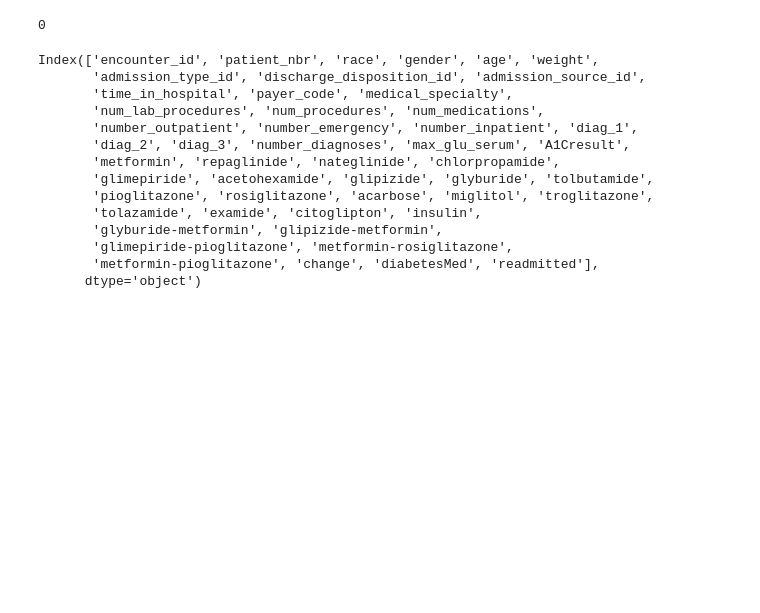
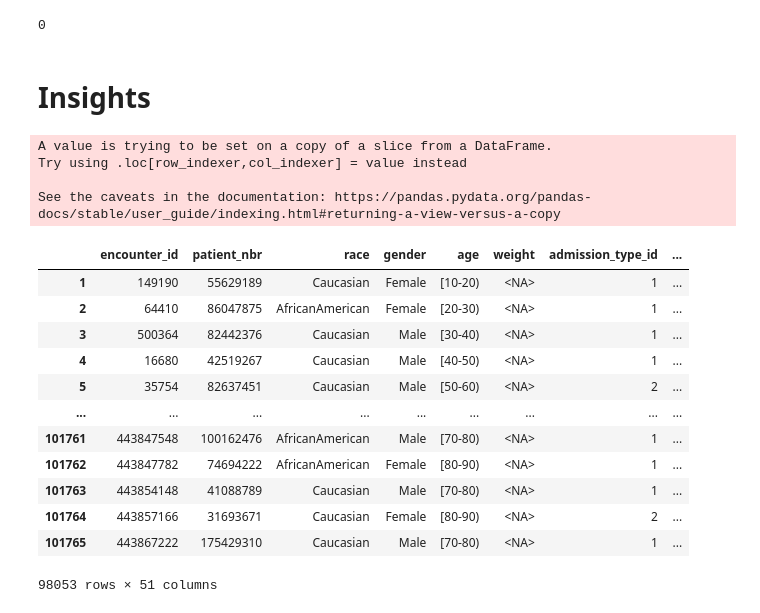
Before and after one commit to Xaviera8/HHA-550-Diabates, a Jupyter notebook: Main.ipynb, the cells around one changed output. Saved outputs shown, nothing was run; the diff lists cells and outputs as text; code cells hidden in the pictures; blank space fills up the shorter version.

```diff
--- a/Main.ipynb
+++ b/Main.ipynb
@@ -108,22 +138,7 @@ missing(df)
 df['encounter_id'].duplicated().sum()
 # %% [output]
 0
-# %%
-df.columns
-# %% [output]
-Index(['encounter_id', 'patient_nbr', 'race', 'gender', 'age', 'weight',
-       'admission_type_id', 'discharge_disposition_id', 'admission_source_id',
-       'time_in_hospital', 'payer_code', 'medical_specialty',
-       'num_lab_procedures', 'num_procedures', 'num_medications',
-       'number_outpatient', 'number_emergency', 'number_inpatient', 'diag_1',
-       'diag_2', 'diag_3', 'number_diagnoses', 'max_glu_serum', 'A1Cresult',
-       'metformin', 'repaglinide', 'nateglinide', 'chlorpropamide',
-       'glimepiride', 'acetohexamide', 'glipizide', 'glyburide', 'tolbutamide',
-       'pioglitazone', 'rosiglitazone', 'acarbose', 'miglitol', 'troglitazone',
-       'tolazamide', 'examide', 'citoglipton', 'insulin',
-       'glyburide-metformin', 'glipizide-metformin',
-       'glimepiride-pioglitazone', 'metformin-rosiglitazone',
-       'metformin-pioglitazone', 'change', 'diabetesMed', 'readmitted'],
-      dtype='object')
+# %% [markdown]
+# Insights
 # %%
 
@@ -132 +149,26 @@ fig = px.histogram(df, x="readmitted", title='30 Day Patient Readmission Rates',
 fig.show()
+# %%
+
+df['readmission'] = df['readmitted']
+
+readmission2_mapping = {'Greater than 30 Days':1,'Less than 30 Days': 1, 'NO': 0 }
+df.replace({'readmission': readmission2_mapping})
+df
+# %% [output]
+A value is trying to be set on a copy of a slice from a DataFrame.
+Try using .loc[row_indexer,col_indexer] = value instead
+
+See the caveats in the documentation: https://pandas.pydata.org/pandas-docs/stable/user_guide/indexing.html#returning-a-view-versus-a-copy
+|  | encounter_id | patient_nbr | race | gender | age | weight | admission_type_id | ... |
+| 1 | 149190 | 55629189 | Caucasian | Female | [10-20) | <NA> | 1 | ... |
+| 2 | 64410 | 86047875 | AfricanAmerican | Female | [20-30) | <NA> | 1 | ... |
+| 3 | 500364 | 82442376 | Caucasian | Male | [30-40) | <NA> | 1 | ... |
+| 4 | 16680 | 42519267 | Caucasian | Male | [40-50) | <NA> | 1 | ... |
+| 5 | 35754 | 82637451 | Caucasian | Male | [50-60) | <NA> | 2 | ... |
+| ... | ... | ... | ... | ... | ... | ... | ... | ... |
+| 101761 | 443847548 | 100162476 | AfricanAmerican | Male | [70-80) | <NA> | 1 | ... |
+| 101762 | 443847782 | 74694222 | AfricanAmerican | Female | [80-90) | <NA> | 1 | ... |
+| 101763 | 443854148 | 41088789 | Caucasian | Male | [70-80) | <NA> | 1 | ... |
+| 101764 | 443857166 | 31693671 | Caucasian | Female | [80-90) | <NA> | 2 | ... |
+| 101765 | 443867222 | 175429310 | Caucasian | Male | [70-80) | <NA> | 1 | ... |
+98053 rows × 51 columns
```
Also changed, not shown: parts of 11 cells of this notebook.
